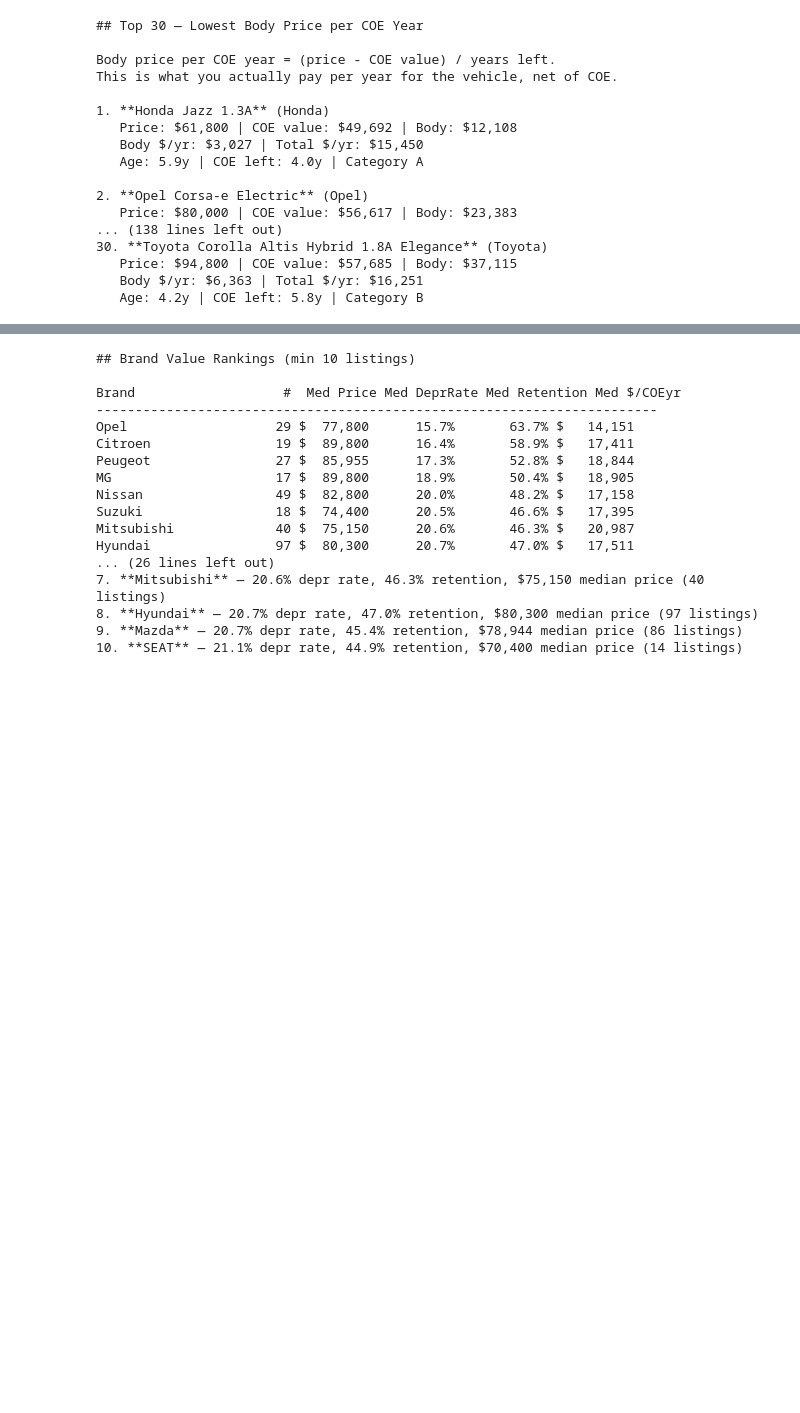
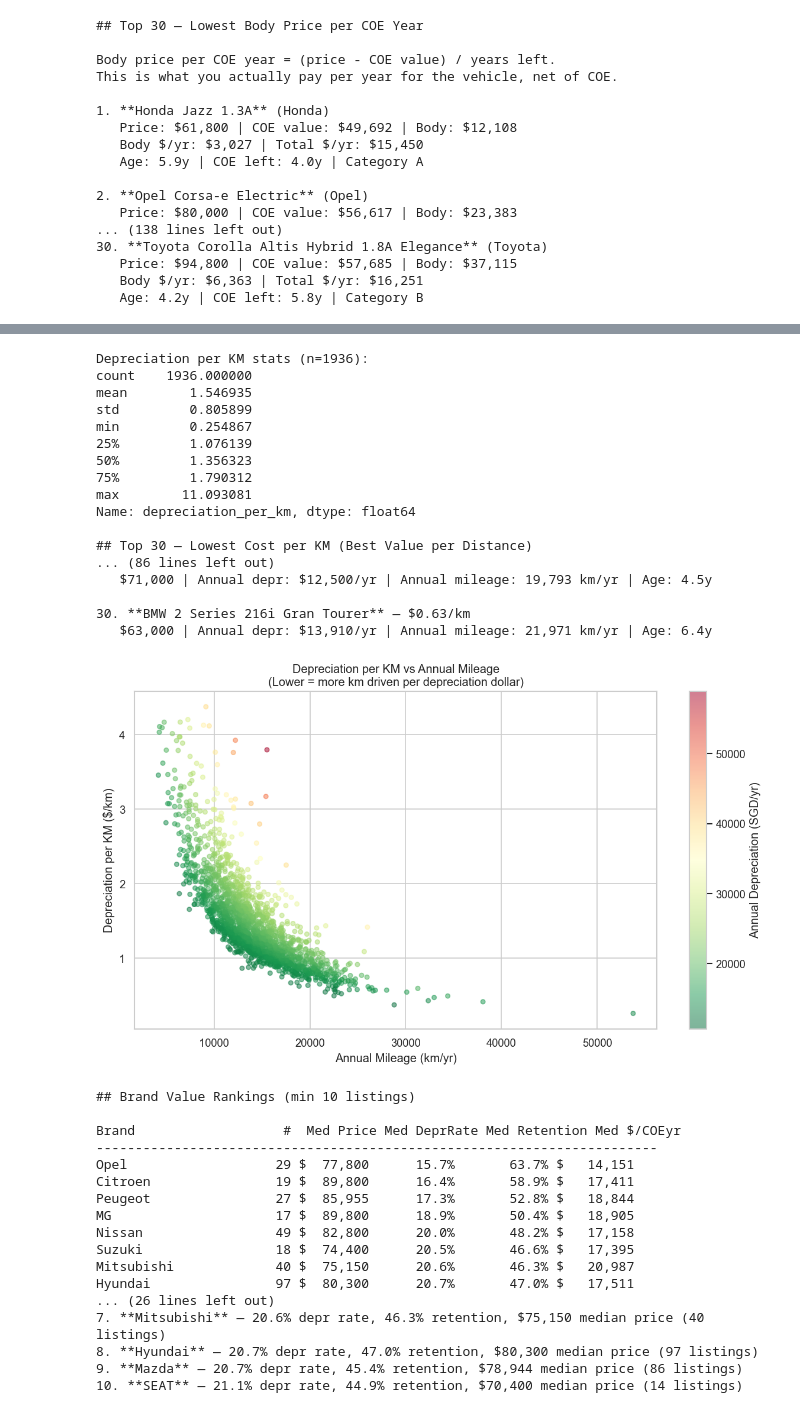
Before and after one commit to luarss/sgcarmart-data, a Jupyter notebook: analysis/used-car-value-study.ipynb, the cells around one changed output, grey strips where cells are left out. Saved outputs shown, nothing was run; the diff lists cells and outputs as text; code cells hidden in the pictures; blank space fills up the shorter version.

```diff
--- a/analysis/used-car-value-study.ipynb
+++ b/analysis/used-car-value-study.ipynb
@@ -461,3 +648,48 @@ This is what you actually pay per year for the vehicle, net of COE.
+# %%
+# --- Depreciation per KM Driven Analysis ---
+dpk_clean = clean[clean['depreciation_per_km'].notna()].copy()
+
+print(f"Depreciation per KM stats (n={len(dpk_clean)}):")
+print(dpk_clean['depreciation_per_km'].describe())
+
+# Filter outliers: cap at 99th percentile for display
+cap = dpk_clean['depreciation_per_km'].quantile(0.99)
+
+print('\n## Top 30 — Lowest Cost per KM (Best Value per Distance)\n')
+for i, (_, row) in enumerate(dpk_clean.nsmallest(30, 'depreciation_per_km').iterrows()):
+    print(f"{i+1}. **{row['title']}** — ${row['depreciation_per_km']:.2f}/km")
+    print(f"   ${row['price']:,.0f} | Annual depr: ${row['depreciation']:,.0f}/yr | "
+          f"Annual mileage: {row['annual_mileage_km']:,.0f} km/yr | Age: {row['age_years']:.1f}y")
+    print()
+
+# Scatter: depreciation_per_km vs annual_mileage_km
+fig, ax = plt.subplots(figsize=(10, 6))
+plot_data = dpk_clean[dpk_clean['depreciation_per_km'] <= cap]
+sc = ax.scatter(plot_data['annual_mileage_km'], plot_data['depreciation_per_km'],
+                c=plot_data['depreciation'], cmap='RdYlGn_r', alpha=0.5, s=20)
+ax.set_xlabel('Annual Mileage (km/yr)'); ax.set_ylabel('Depreciation per KM ($/km)')
+ax.set_title('Depreciation per KM vs Annual Mileage\n(Lower = more km driven per depreciation dollar)')
+cbar = plt.colorbar(sc); cbar.set_label('Annual Depreciation (SGD/yr)')
+plt.tight_layout(); plt.show()
+# %% [output]
+Depreciation per KM stats (n=1936):
+count    1936.000000
+mean        1.546935
+std         0.805899
+min         0.254867
+25%         1.076139
+50%         1.356323
+75%         1.790312
+max        11.093081
+Name: depreciation_per_km, dtype: float64
+
+## Top 30 — Lowest Cost per KM (Best Value per Distance)
+... (86 lines left out)
+   $71,000 | Annual depr: $12,500/yr | Annual mileage: 19,793 km/yr | Age: 4.5y
+
+30. **BMW 2 Series 216i Gran Tourer** — $0.63/km
+   $63,000 | Annual depr: $13,910/yr | Annual mileage: 21,971 km/yr | Age: 6.4y
+[figure, added]
 # %%
 brand_stats = clean.groupby('brand').agg(
     count=('id', 'count'), median_price=('price', 'median'),
```
Also changed, not shown: parts of 8 cells of this notebook.
